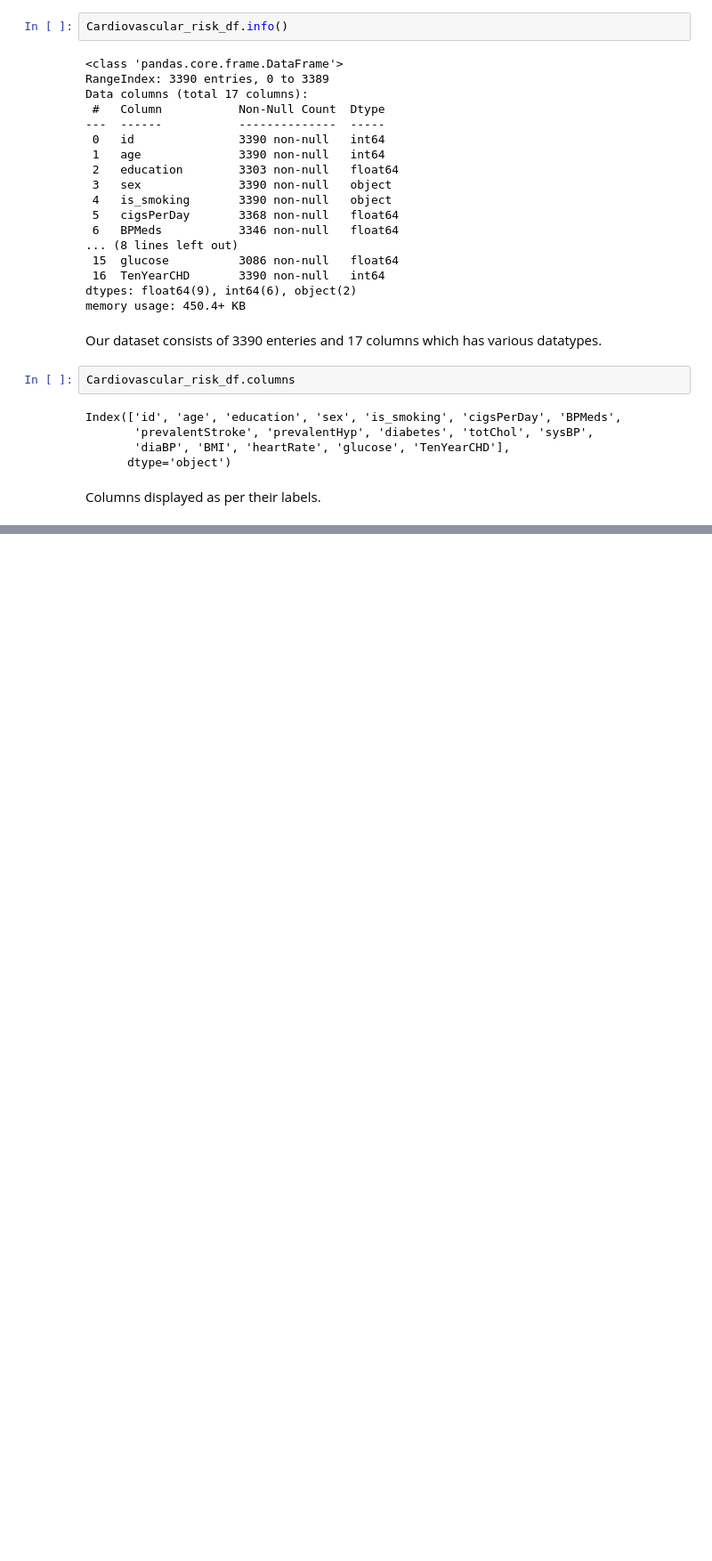
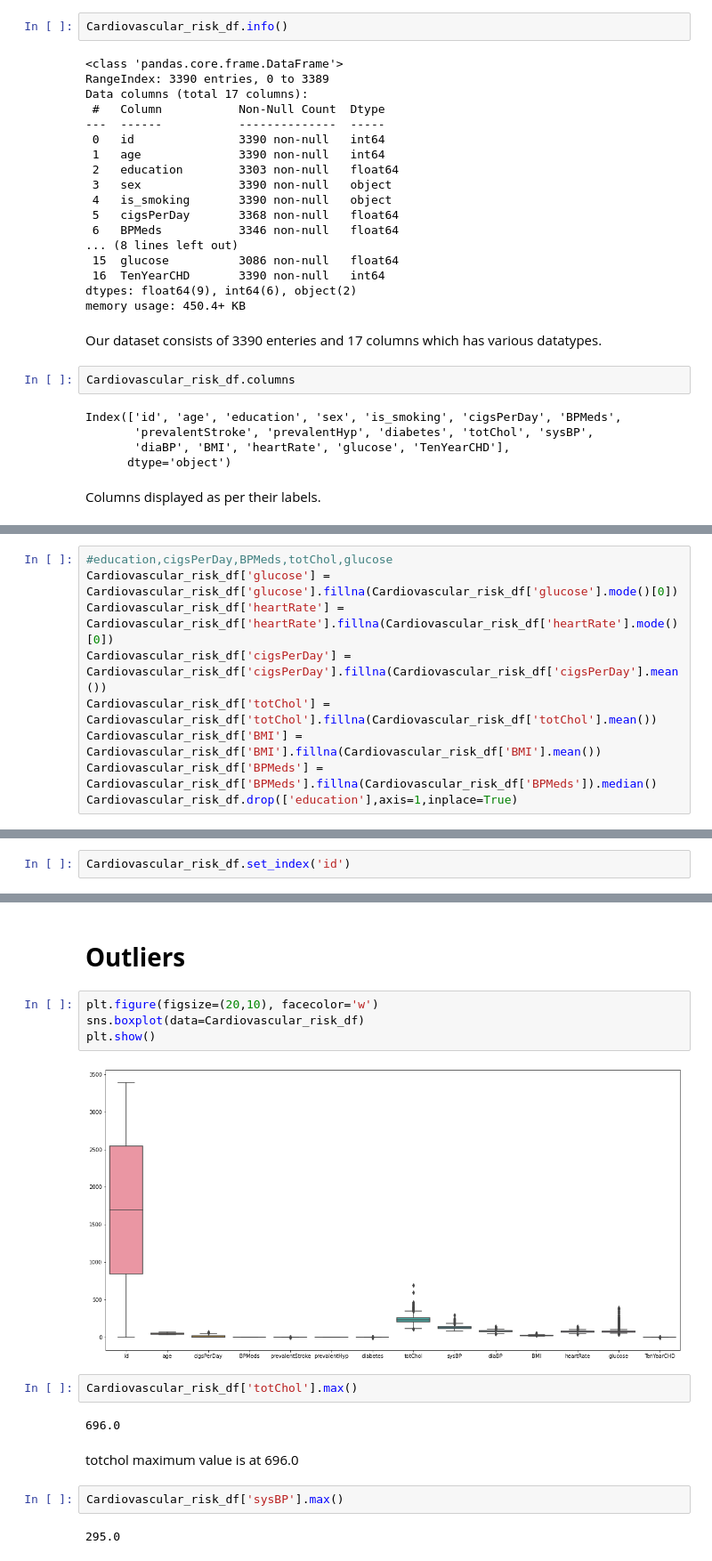
Before and after one commit to aditi10998/Cardiovascular_risk_prediction-, a Jupyter notebook: Cardiovascular_risk_prediction.ipynb, the cells around one changed output, grey strips where cells are left out. Shown at 89% size. Saved outputs shown, nothing was run; the diff lists cells and outputs as text; blank space fills up the shorter version.

```diff
--- a/Cardiovascular_risk_prediction.ipynb
+++ b/Cardiovascular_risk_prediction.ipynb
@@ -166,0 +249,9 @@ Columns displayed as per their labels.
+# %%
+#education,cigsPerDay,BPMeds,totChol,glucose
+Cardiovascular_risk_df['glucose'] = Cardiovascular_risk_df['glucose'].fillna(Cardiovascular_risk_df['glucose'].mode()[0])
+Cardiovascular_risk_df['heartRate'] = Cardiovascular_risk_df['heartRate'].fillna(Cardiovascular_risk_df['heartRate'].mode()[0])
+Cardiovascular_risk_df['cigsPerDay'] = Cardiovascular_risk_df['cigsPerDay'].fillna(Cardiovascular_risk_df['cigsPerDay'].mean())
+Cardiovascular_risk_df['totChol'] = Cardiovascular_risk_df['totChol'].fillna(Cardiovascular_risk_df['totChol'].mean())
+Cardiovascular_risk_df['BMI'] = Cardiovascular_risk_df['BMI'].fillna(Cardiovascular_risk_df['BMI'].mean())
+Cardiovascular_risk_df['BPMeds'] = Cardiovascular_risk_df['BPMeds'].fillna(Cardiovascular_risk_df['BPMeds']).median()
+Cardiovascular_risk_df.drop(['education'],axis=1,inplace=True)
@@ -166,0 +278,2 @@ Columns displayed as per their labels.
+# %%
+Cardiovascular_risk_df.set_index('id')
@@ -166,0 +295,18 @@ Columns displayed as per their labels.
+# %% [markdown]
+# **Outliers**
+# %%
+plt.figure(figsize=(20,10), facecolor='w')
+sns.boxplot(data=Cardiovascular_risk_df)
+plt.show()
+# %% [output]
+[figure, added]
+# %%
+Cardiovascular_risk_df['totChol'].max()
+# %% [output]
+696.0
+# %% [markdown]
+totchol maximum value is at 696.0
+# %%
+Cardiovascular_risk_df['sysBP'].max()
+# %% [output]
+295.0
```
Also changed, not shown: parts of 38 cells of this notebook.
